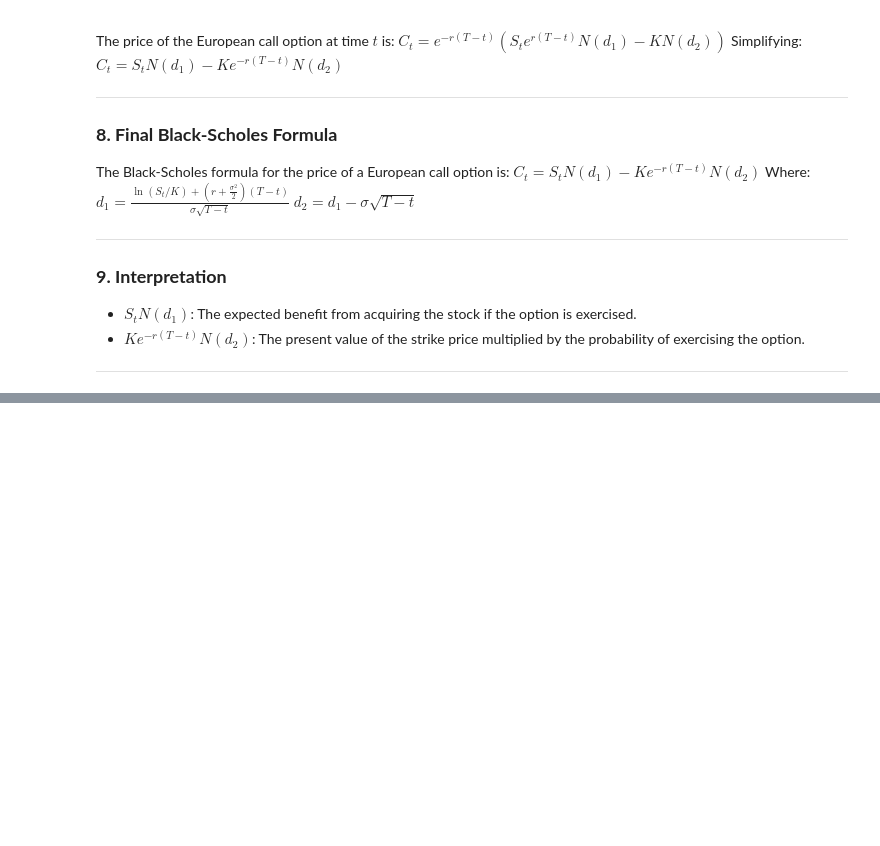
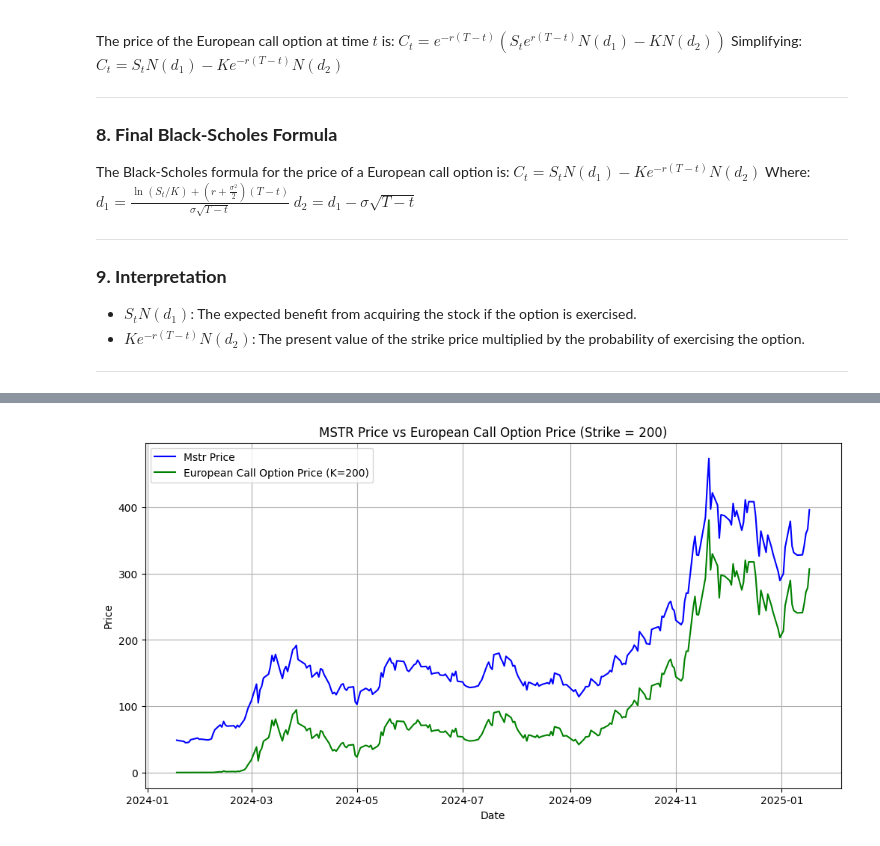
Before and after one commit to Smael-olk/Option_Pricing, a Jupyter notebook: European_Calls.ipynb, the cells around one changed output, grey strips where cells are left out. Cells and saved outputs as stored; diff of their text form; code cells hidden in the pictures; blank space fills up the shorter version.

```diff
--- a/European_Calls.ipynb
+++ b/European_Calls.ipynb
@@ -170,0 +171,33 @@ plt.show()
+# %%
+# Parameters
+K = 100 # Strike price
+T = 1  # Maturity time (1 year)
+r = 0.0477  # Risk-free rate (4.77%) FED FUND RATE
+sigma = 1  # Volatility (67%) from market chameleon
+
+# Fetch TSLA price data for the past year
+mstr = yf.Ticker("MSTR")
+Mstr_data = mstr.history(period="1y")
+Mstr_prices = Mstr_data['Close'].values
+dates = Mstr_data.index
+
+# Time to maturity (in years)
+time_to_maturity = np.linspace(T, 0, len(Mstr_prices))[::-1]
+
+# Compute the European call option price for each day
+call_prices = np.zeros_like(Mstr_prices)
+for i in range(len(Mstr_prices)):
+    call_prices[i] = black_scholes_call(Mstr_prices[i], K, time_to_maturity[i], r, sigma)
+
+# Plot Mstr price data and European call option price
+plt.figure(figsize=(12, 6))
+plt.plot(dates, Mstr_prices, label="Mstr Price", color="blue")
+plt.plot(dates, call_prices, label="European Call Option Price (K=200)", color="green")
+plt.title("MSTR Price vs European Call Option Price (Strike = 200)")
+plt.xlabel("Date")
+plt.ylabel("Price")
+plt.legend()
+plt.grid()
+plt.show()
+# %% [output]
+[figure, added]
```
Also changed, not shown: parts of 1 cell of this notebook.
